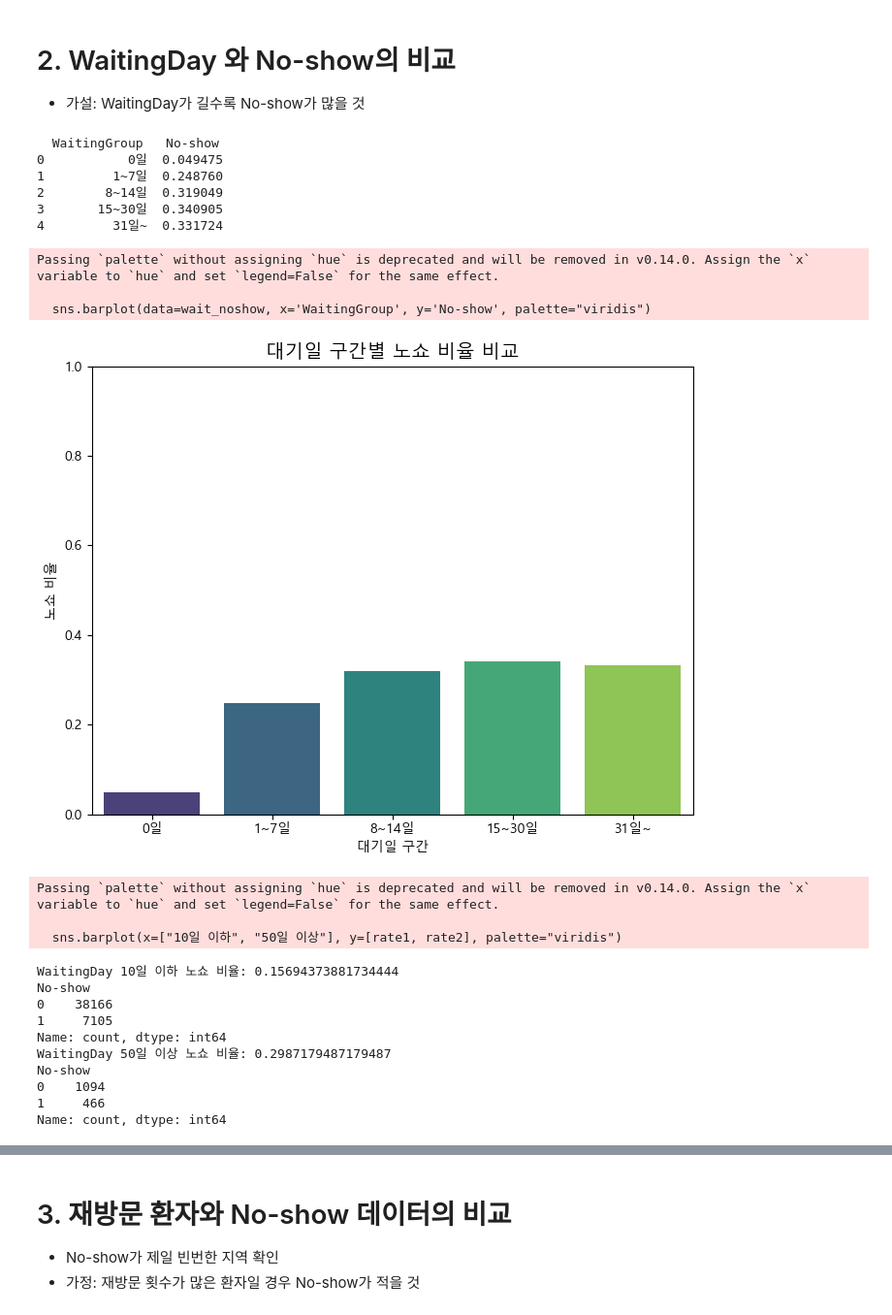
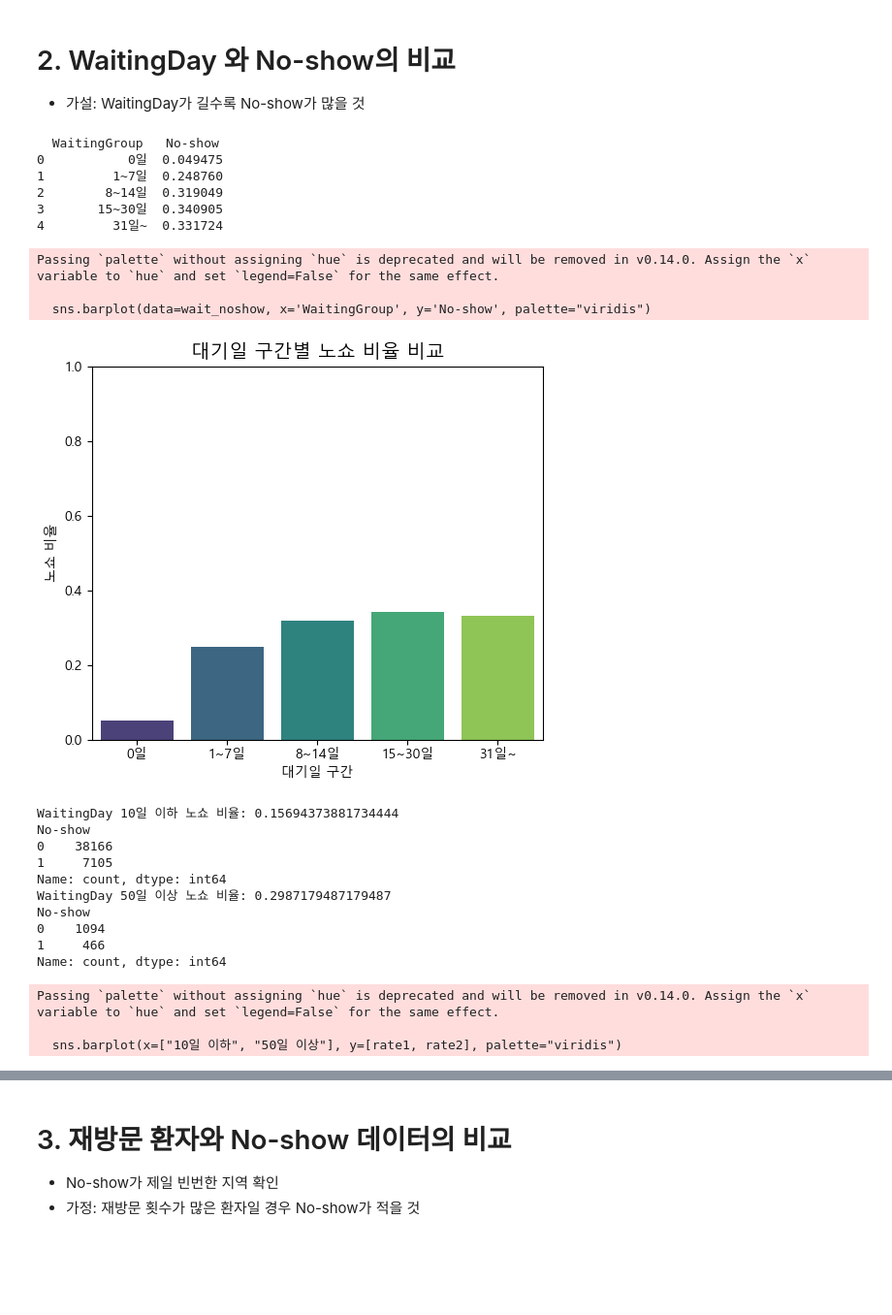
Before and after one commit to dbehdrbs0806/4th_2sem, a Jupyter notebook: BigDataAnalysis/medical_20204077_유동균.ipynb, the cells around one changed output, grey strips where cells are left out. Shown: that part at 97% size. Drawn from its saved outputs; the diff is of its cells as text; code cells hidden in the pictures; blank space fills up the shorter version.

```diff
--- a/BigDataAnalysis/medical.ipynb
+++ b/BigDataAnalysis/medical_20204077_유동균.ipynb
@@ -299,7 +299,6 @@ Passing `palette` without assigning `hue` is deprecated and will be removed in v
 # 2. WaitingDay 와 No-show의 비교
 - 가설: WaitingDay가 길수록 No-show가 많을 것
 # %%
-
 # WaitingDay 구간화
 bins = [-1, 0, 7, 14, 30, 176]                                                              # 176일이 최대 waitingDay
 labels = ['0일', '1~7일', '8~14일', '15~30일', '31일~']
@@ -309,7 +308,7 @@ medical['WaitingGroup'] = pd.cut(medical['WaitingDay'], bins=bins, labels=labels
 wait_noshow = medical.groupby('WaitingGroup')['No-show'].mean().reset_index()
 print(wait_noshow)
 
-plt.figure(figsize=(8,6))
+plt.figure(figsize=(6,5))
 sns.barplot(data=wait_noshow, x='WaitingGroup', y='No-show', palette="viridis")
 plt.title("대기일 구간별 노쇼 비율 비교", fontsize=14)
 plt.xlabel("대기일 구간")
@@ -319,47 +318,47 @@ plt.show()
 
 # 15 ~ 30 일, 30일 ~ 이 No-show 비율이 큼
 # 그룹별 대기일 기간이 길수록 No-show 비율이 커짐
 
 wait_noshow1 = medical[medical['WaitingDay'] <= 10]
 rate1 = wait_noshow1['No-show'].mean()
 print("WaitingDay 10일 이하 노쇼 비율:", rate1)
 print(wait_noshow1['No-show'].value_counts())
 
 wait_noshow2 = medical[medical['WaitingDay'] >= 50]
 rate2 = wait_noshow2['No-show'].mean()
 print("WaitingDay 50일 이상 노쇼 비율:", rate2)
 print(wait_noshow2['No-show'].value_counts())
 
 plt.figure(figsize=(6,5))
 sns.barplot(x=["10일 이하", "50일 이상"], y=[rate1, rate2], palette="viridis")
 plt.title("대기일 구간별 노쇼 비율 비교", fontsize=14)
 plt.ylabel("노쇼 비율")
 plt.ylim(0, 1)
 plt.show()
 # %% [output]
   WaitingGroup   No-show
 0           0일  0.049475
 1         1~7일  0.248760
 2        8~14일  0.319049
 3       15~30일  0.340905
 4         31일~  0.331724
 Passing `palette` without assigning `hue` is deprecated and will be removed in v0.14.0. Assign the `x` variable to `hue` and set `legend=False` for the same effect.
 
   sns.barplot(data=wait_noshow, x='WaitingGroup', y='No-show', palette="viridis")
-[figure, old version]
+[figure, new version]
-Passing `palette` without assigning `hue` is deprecated and will be removed in v0.14.0. Assign the `x` variable to `hue` and set `legend=False` for the same effect.
-
-  sns.barplot(x=["10일 이하", "50일 이상"], y=[rate1, rate2], palette="viridis")
+WaitingDay 10일 이하 노쇼 비율: 0.15694373881734444
+No-show
+0    38166
+1     7105
+Name: count, dtype: int64
+WaitingDay 50일 이상 노쇼 비율: 0.2987179487179487
+No-show
+0    1094
+1     466
+Name: count, dtype: int64
-WaitingDay 10일 이하 노쇼 비율: 0.15694373881734444
-No-show
-0    38166
-1     7105
-Name: count, dtype: int64
-WaitingDay 50일 이상 노쇼 비율: 0.2987179487179487
-No-show
-0    1094
-1     466
-Name: count, dtype: int64
+Passing `palette` without assigning `hue` is deprecated and will be removed in v0.14.0. Assign the `x` variable to `hue` and set `legend=False` for the same effect.
+
+  sns.barplot(x=["10일 이하", "50일 이상"], y=[rate1, rate2], palette="viridis")
 [figure]
 # %% [markdown]
 # 3. 재방문 환자와 No-show 데이터의 비교
```
Also changed, not shown: parts of 4 cells of this notebook, 2 other files.
